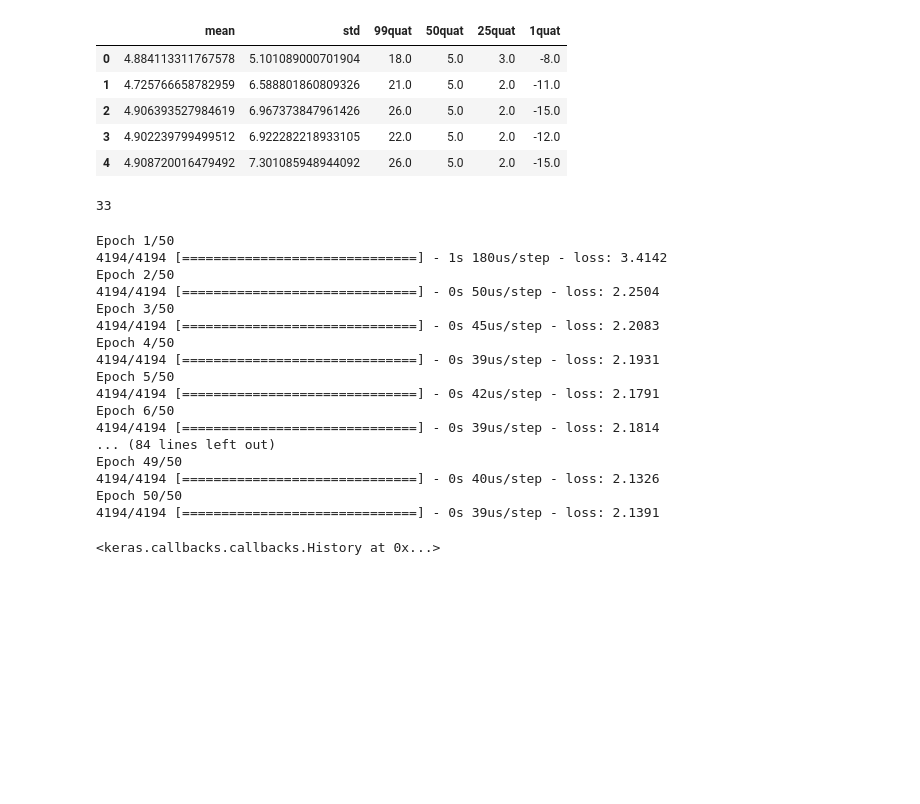
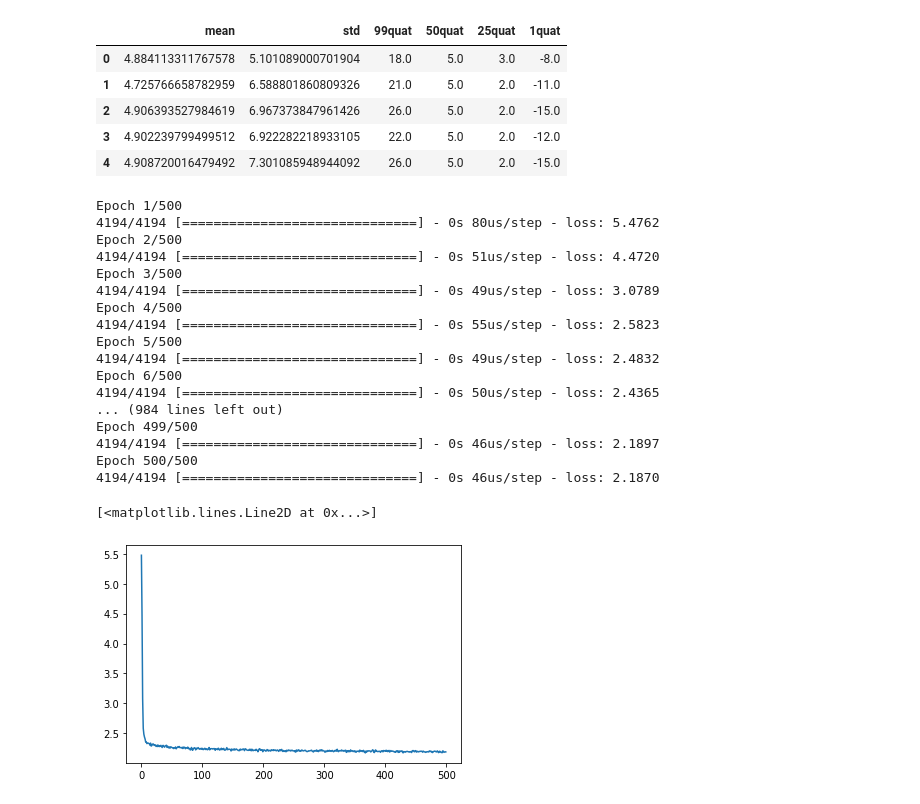
Before and after one commit to gamzef/INF003, a Jupyter notebook: Endabgabe.ipynb, the cells around one changed output. Drawn from its saved outputs; the diff is of its cells as text; code cells hidden in the pictures; blank space fills up the shorter version.

```diff
--- a/Endabgabe.ipynb
+++ b/Endabgabe.ipynb
@@ -115,8 +155,4 @@ X_train.head()
 # %%
 scaler = StandardScaler()
 X_scaler = scaler.fit_transform(X_train)
-# %%
-gc.collect()
-# %% [output]
-33
 # %%
@@ -129,21 +172,25 @@ model.compile(loss = 'mae',optimizer = 'adam')
 # %%
-model.fit(X_scaler,y_train.values.flatten(),epochs = 50)
+history = model.fit(X_scaler,y_train.values.flatten(),epochs = 500, batch_size=64)
 # %% [output]
-Epoch 1/50
-4194/4194 [==============================] - 1s 180us/step - loss: 3.4142
-Epoch 2/50
-4194/4194 [==============================] - 0s 50us/step - loss: 2.2504
-Epoch 3/50
-4194/4194 [==============================] - 0s 45us/step - loss: 2.2083
-Epoch 4/50
-4194/4194 [==============================] - 0s 39us/step - loss: 2.1931
-Epoch 5/50
-4194/4194 [==============================] - 0s 42us/step - loss: 2.1791
-Epoch 6/50
-4194/4194 [==============================] - 0s 39us/step - loss: 2.1814
-... (84 lines left out)
-Epoch 49/50
-4194/4194 [==============================] - 0s 40us/step - loss: 2.1326
-Epoch 50/50
-4194/4194 [==============================] - 0s 39us/step - loss: 2.1391
+Epoch 1/500
+4194/4194 [==============================] - 0s 80us/step - loss: 5.4762
+Epoch 2/500
+4194/4194 [==============================] - 0s 51us/step - loss: 4.4720
+Epoch 3/500
+4194/4194 [==============================] - 0s 49us/step - loss: 3.0789
+Epoch 4/500
+4194/4194 [==============================] - 0s 55us/step - loss: 2.5823
+Epoch 5/500
+4194/4194 [==============================] - 0s 49us/step - loss: 2.4832
+Epoch 6/500
+4194/4194 [==============================] - 0s 50us/step - loss: 2.4365
+... (984 lines left out)
+Epoch 499/500
+4194/4194 [==============================] - 0s 46us/step - loss: 2.1897
+Epoch 500/500
+4194/4194 [==============================] - 0s 46us/step - loss: 2.1870
-<keras.callbacks.callbacks.History at 0x...>
+# %%
+plt.plot(history.history['loss'])
+# %% [output]
+[<matplotlib.lines.Line2D at 0x...>]
+[figure, added]
```
Also changed, not shown: parts of 20 cells of this notebook.
